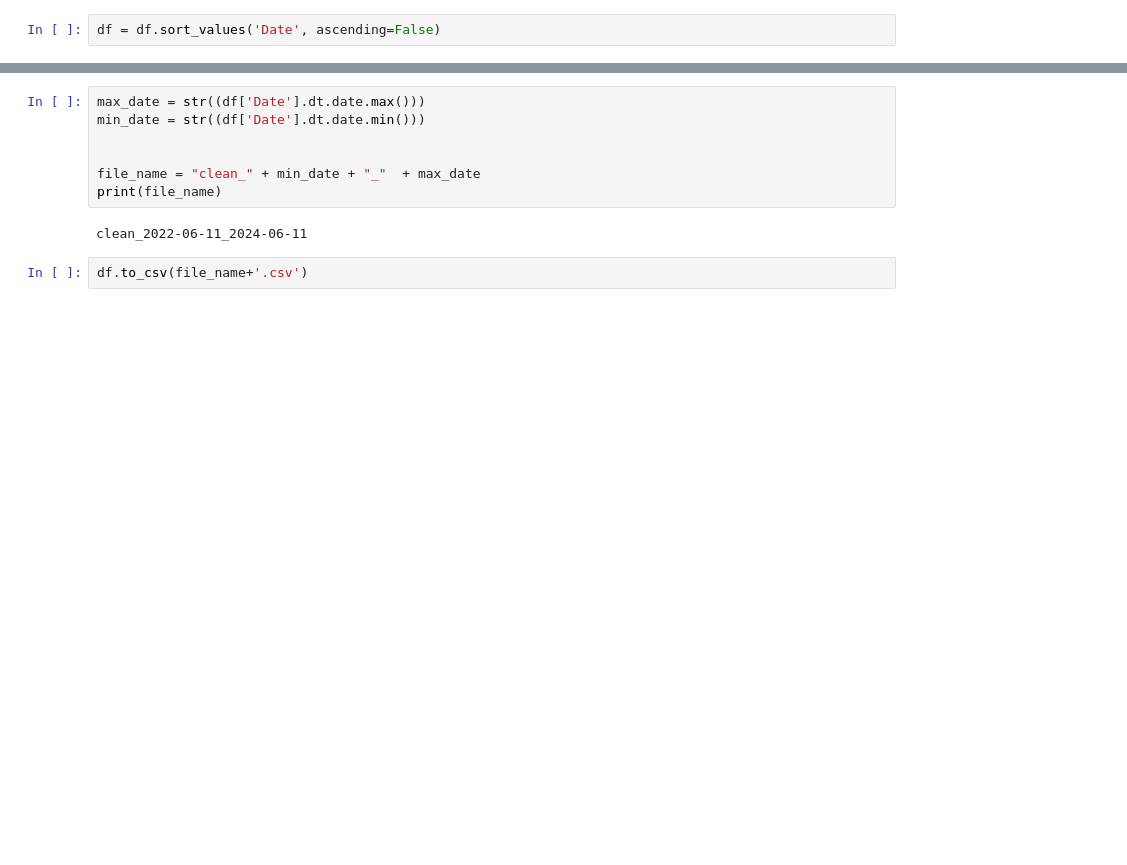
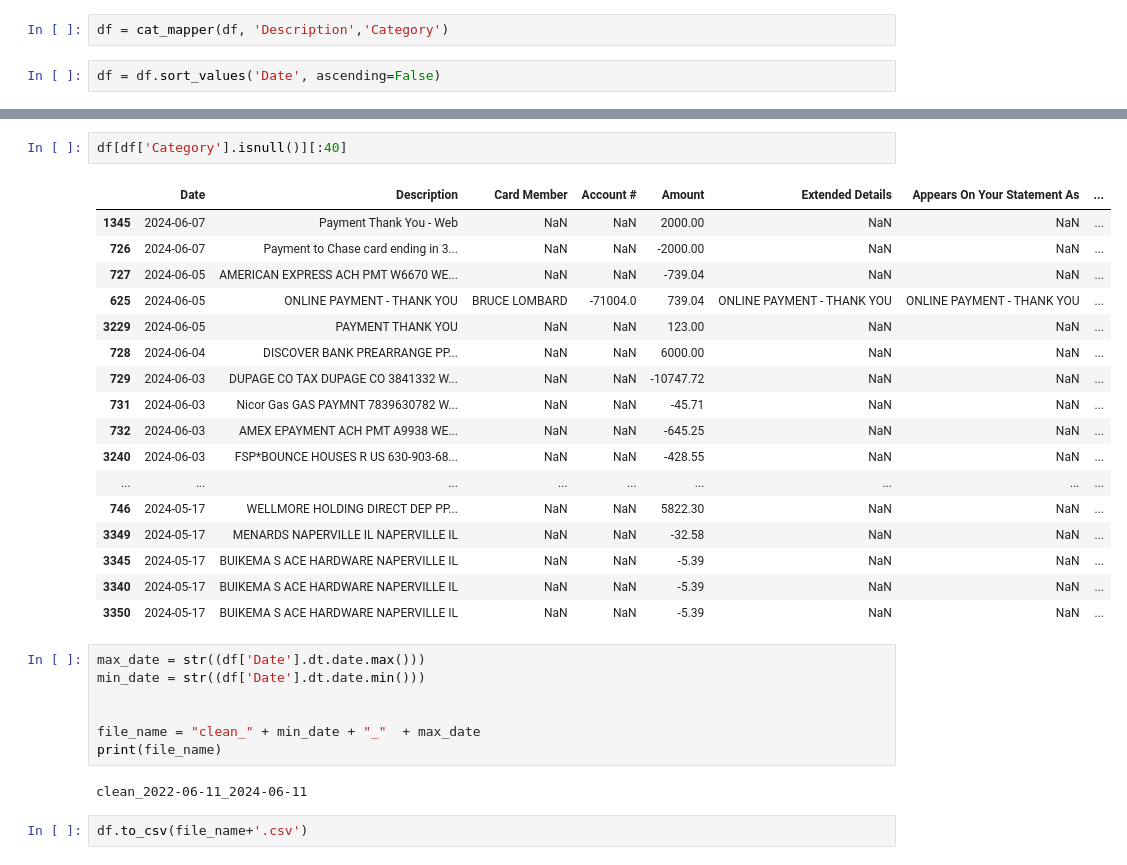
Before and after one commit to blombard24/financial-account-analysis, a Jupyter notebook: account_mapper.ipynb, the cells around one changed output, grey strips where cells are left out. Cells and saved outputs as stored; diff of their text form; blank space fills up the shorter version.

Commit message:
start buiding cat_mapper function about 5 variables added

```diff
--- a/account_mapper.ipynb
+++ b/account_mapper.ipynb
@@ -140,5 +142,7 @@ choice = [
 default_cond = df['is_recurring']
 
 df['is_recurring'] = np.select(cond, choice, default_cond)
+# %%
+df = cat_mapper(df, 'Description','Category')
 # %%
 df = df.sort_values('Date', ascending=False)
@@ -145,3 +192,23 @@ df = df.sort_values('Date', ascending=False)
+# %%
+df[df['Category'].isnull()][:40]
+# %% [output]
+|  | Date | Description | Card Member | Account # | Amount | Extended Details | Appears On Your Statement As | ... |
+| 1345 | 2024-06-07 | Payment Thank You - Web | NaN | NaN | 2000.00 | NaN | NaN | ... |
+| 726 | 2024-06-07 | Payment to Chase card ending in 3... | NaN | NaN | -2000.00 | NaN | NaN | ... |
+| 727 | 2024-06-05 | AMERICAN EXPRESS ACH PMT W6670 WE... | NaN | NaN | -739.04 | NaN | NaN | ... |
+| 625 | 2024-06-05 | ONLINE PAYMENT - THANK YOU | BRUCE LOMBARD | -71004.0 | 739.04 | ONLINE PAYMENT - THANK YOU | ONLINE PAYMENT - THANK YOU | ... |
+| 3229 | 2024-06-05 | PAYMENT THANK YOU | NaN | NaN | 123.00 | NaN | NaN | ... |
+| 728 | 2024-06-04 | DISCOVER BANK PREARRANGE PP... | NaN | NaN | 6000.00 | NaN | NaN | ... |
+| 729 | 2024-06-03 | DUPAGE CO TAX DUPAGE CO 3841332 W... | NaN | NaN | -10747.72 | NaN | NaN | ... |
+| 731 | 2024-06-03 | Nicor Gas GAS PAYMNT 7839630782 W... | NaN | NaN | -45.71 | NaN | NaN | ... |
+| 732 | 2024-06-03 | AMEX EPAYMENT ACH PMT A9938 WE... | NaN | NaN | -645.25 | NaN | NaN | ... |
+| 3240 | 2024-06-03 | FSP*BOUNCE HOUSES R US 630-903-68... | NaN | NaN | -428.55 | NaN | NaN | ... |
+| ... | ... | ... | ... | ... | ... | ... | ... | ... |
+| 746 | 2024-05-17 | WELLMORE HOLDING DIRECT DEP PP... | NaN | NaN | 5822.30 | NaN | NaN | ... |
+| 3349 | 2024-05-17 | MENARDS NAPERVILLE IL NAPERVILLE IL | NaN | NaN | -32.58 | NaN | NaN | ... |
+| 3345 | 2024-05-17 | BUIKEMA S ACE HARDWARE NAPERVILLE IL | NaN | NaN | -5.39 | NaN | NaN | ... |
+| 3340 | 2024-05-17 | BUIKEMA S ACE HARDWARE NAPERVILLE IL | NaN | NaN | -5.39 | NaN | NaN | ... |
+| 3350 | 2024-05-17 | BUIKEMA S ACE HARDWARE NAPERVILLE IL | NaN | NaN | -5.39 | NaN | NaN | ... |
 # %%
 max_date = str((df['Date'].dt.date.max()))
 min_date = str((df['Date'].dt.date.min()))
```
Also changed, not shown: parts of 6 cells of this notebook, 1 other file.
